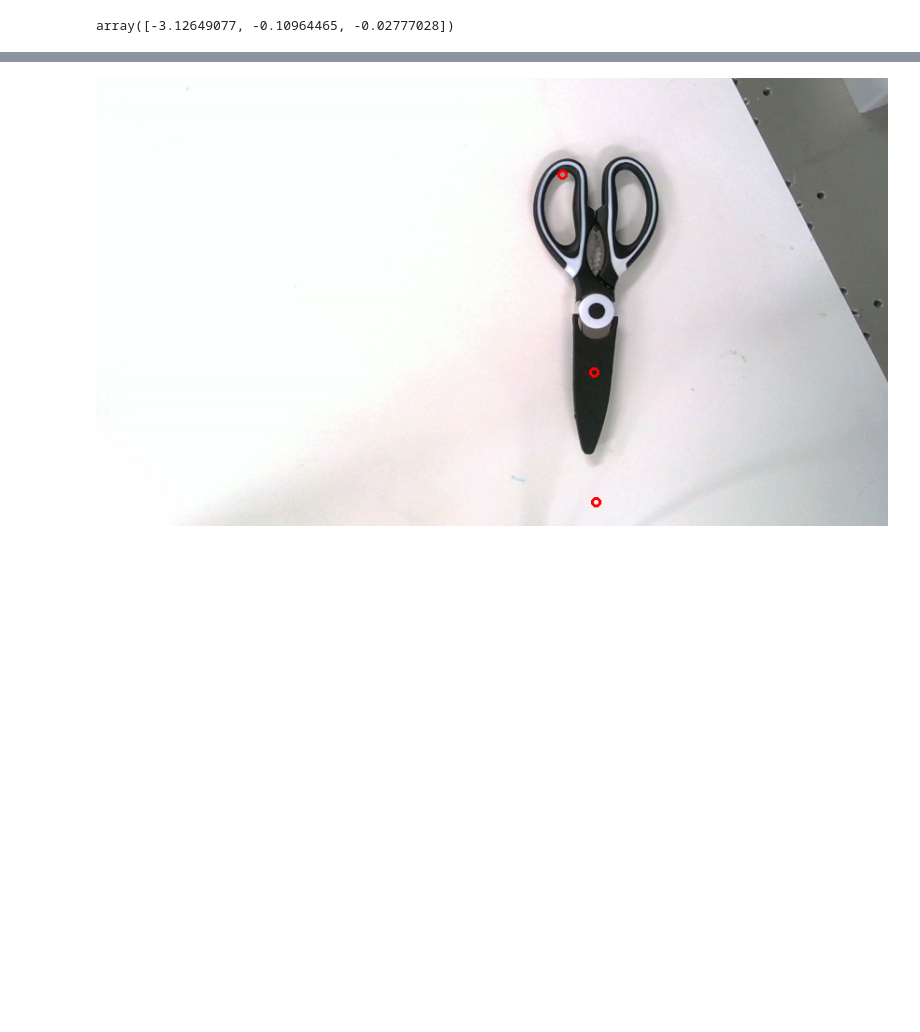
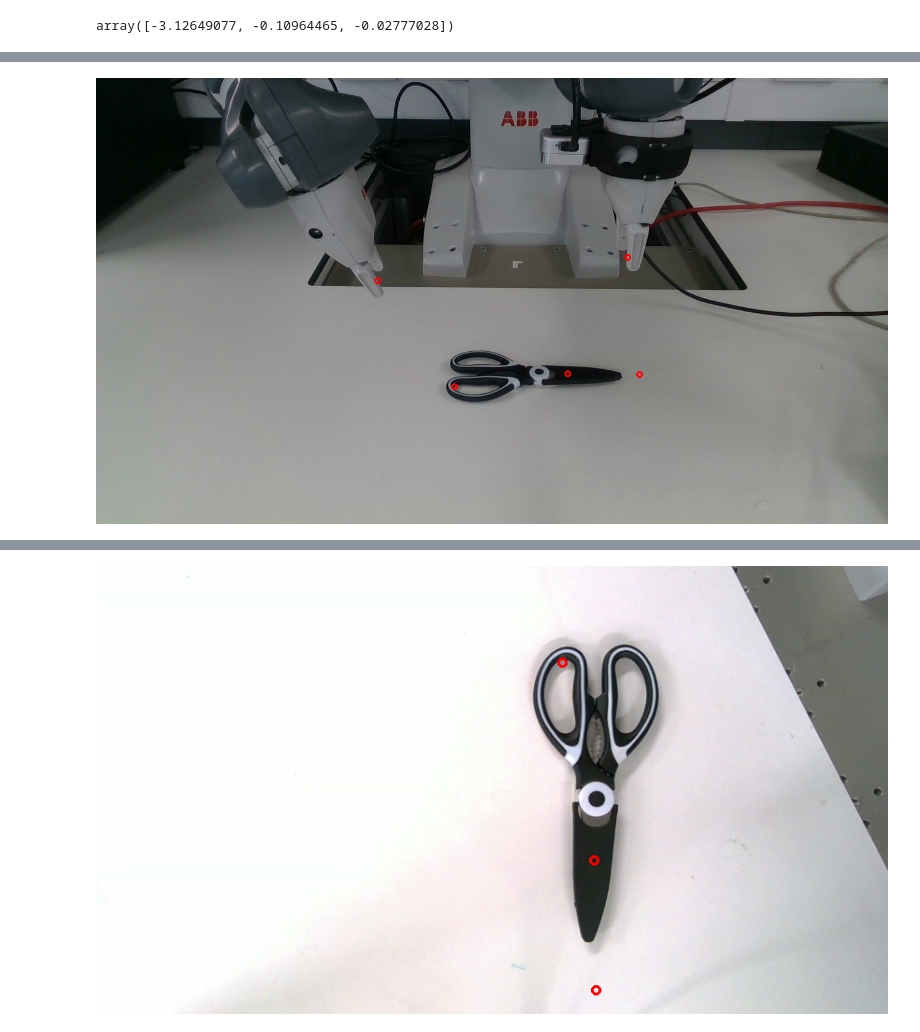
Before and after one commit to yw14218/yumi_oneshot, a Jupyter notebook: backproject.ipynb, the cells around one changed output, grey strips where cells are left out. Drawn from its saved outputs; the diff is of its cells as text; code cells hidden in the pictures; blank space fills up the shorter version.

```diff
--- a/backproject.ipynb
+++ b/backproject.ipynb
@@ -70,19 +69,21 @@ point_2Ds
 # %%
 from PIL import Image, ImageDraw
 
 head_rgb = Image.open(f"experiments/{DIR}/demo_head_rgb.png")
 
 # Create a drawing context
 draw = ImageDraw.Draw(head_rgb)
 
 for point_2D in point_2Ds:
     x, y, r = point_2D[0], point_2D[1], 5
     # Draw the circle (ellipse) with bounding box [(x-r, y-r), (x+r, y+r)]
     draw.ellipse((x-r, y-r, x+r, y+r), outline="red", width=3)
 
 
 # Save or show the image
-head_rgb.show()  # To display the image
+head_rgb
+# %% [output]
+[figure, added]
 # %%
 with open(f"experiments/{DIR}/demo_bottlenecks.json") as f:
     dbn = json.load(f)
```
Also changed, not shown: parts of 5 cells of this notebook, 3 other files.
